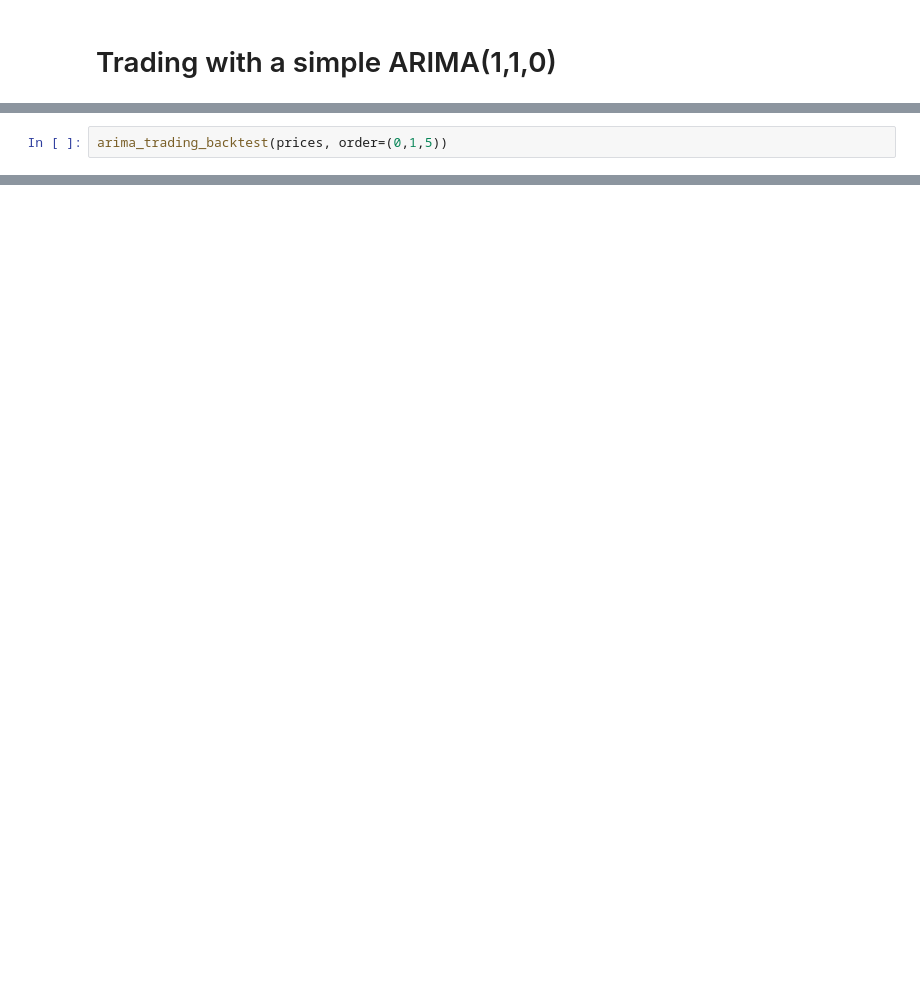
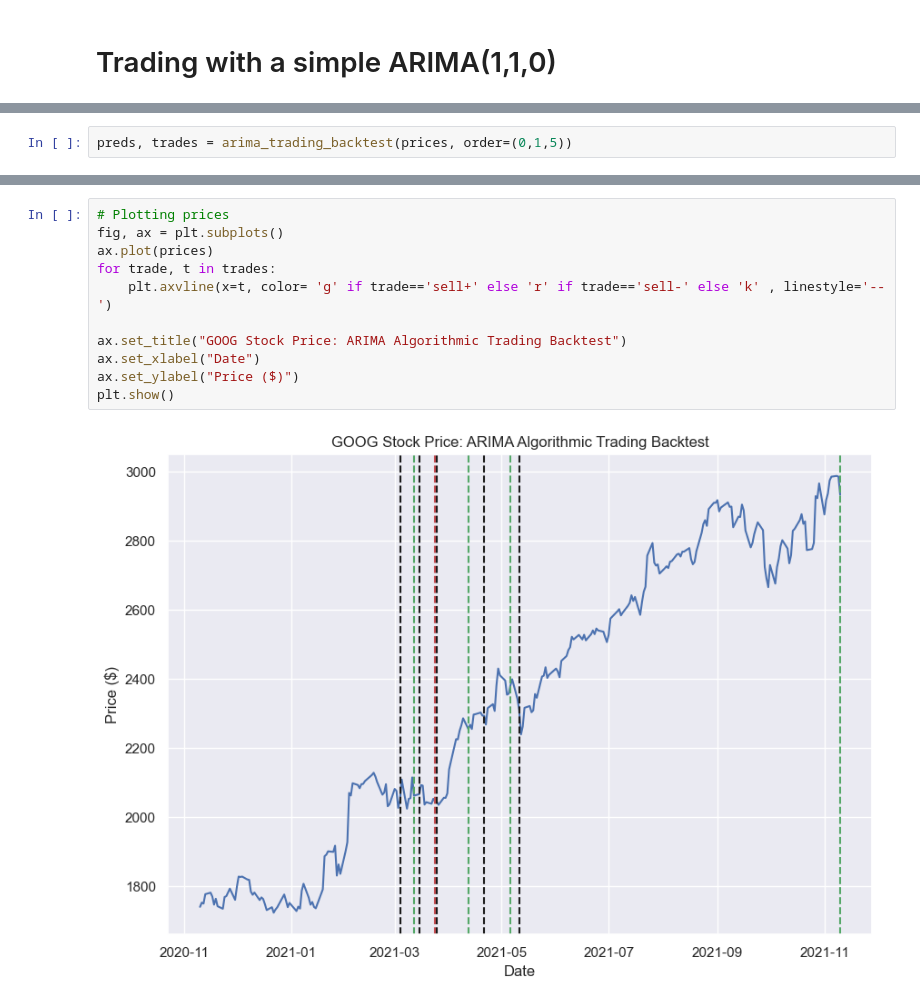
Before and after one commit to warwickdatasciencesociety/time-series-workshops, a Jupyter notebook: demo-notebook.ipynb, the cells around one changed output, grey strips where cells are left out. Cells and saved outputs as stored; diff of their text form; blank space fills up the shorter version.

Commit message:
Updated algo trading

```diff
--- a/demo-notebook.ipynb
+++ b/demo-notebook.ipynb
@@ -619,3 +638,3 @@ Overall Balance: $100
 # %%
-arima_trading_backtest(prices, order=(0,1,5))
+preds, trades = arima_trading_backtest(prices, order=(0,1,5))
 # %% [output]
@@ -638,0 +658,13 @@ Overall Balance: $144.86340759771522
+# %%
+# Plotting prices
+fig, ax = plt.subplots()
+ax.plot(prices)
+for trade, t in trades:
+    plt.axvline(x=t, color= 'g' if trade=='sell+' else 'r' if trade=='sell-' else 'k' , linestyle='--')
+
+ax.set_title("GOOG Stock Price: ARIMA Algorithmic Trading Backtest")
+ax.set_xlabel("Date")
+ax.set_ylabel("Price ($)")
+plt.show()
+# %% [output]
+[figure, added]
```
Also changed, not shown: parts of 23 cells of this notebook, 1 other file.
